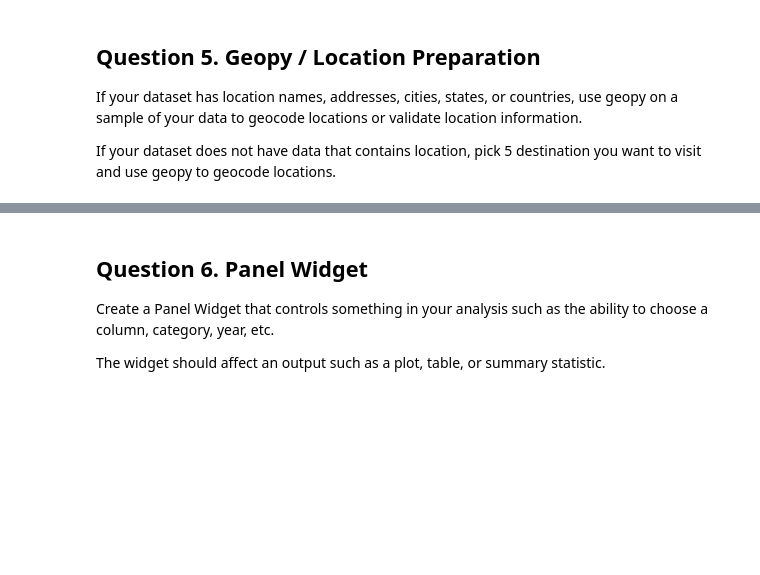
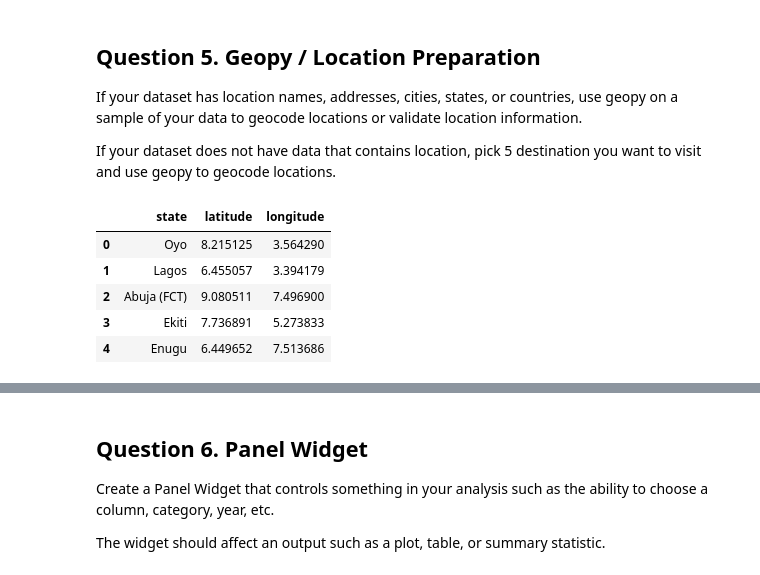
Before and after one commit to CS133-DataVisualization/term-project-dgim, a Jupyter notebook: P3_interactive.ipynb, the cells around one changed output, grey strips where cells are left out. Drawn from its saved outputs; the diff is of its cells as text; code cells hidden in the pictures; blank space fills up the shorter version.

```diff
--- a/P3_interactive.ipynb
+++ b/P3_interactive.ipynb
@@ -98,3 +215,50 @@ If your dataset has location names, addresses, cities, states, or countries, use
 If your dataset does not have data that contains location, pick 5 destination you want to visit and use geopy to geocode locations.
 # %%
 # Your code . . .
+
+from geopy.geocoders import Nominatim
+import time
+
+# Initialize geocoder
+geolocator = Nominatim(user_agent="bnpl_project")
+
+# Take a sample of unique states (keep it small so it runs fast)
+sample_states = df["customer_state"].dropna().unique()[:5]
+
+# Store results
+geo_results = []
+
+for state in sample_states:
+    try:
+        location = geolocator.geocode(f"{state}, Nigeria")
+        if location:
+            geo_results.append({
+                "state": state,
+                "latitude": location.latitude,
+                "longitude": location.longitude
+            })
+        else:
+            geo_results.append({
+                "state": state,
+                "latitude": None,
+                "longitude": None
+            })
+        time.sleep(1)  # avoid rate limiting
+    except Exception as e:
+        geo_results.append({
+            "state": state,
+            "latitude": None,
+            "longitude": None
+        })
+
+# Convert to DataFrame
+geo_df = pd.DataFrame(geo_results)
+
+geo_df
+# %% [output]
+|  | state | latitude | longitude |
+| 0 | Oyo | 8.215125 | 3.564290 |
+| 1 | Lagos | 6.455057 | 3.394179 |
+| 2 | Abuja (FCT) | 9.080511 | 7.496900 |
+| 3 | Ekiti | 7.736891 | 5.273833 |
+| 4 | Enugu | 6.449652 | 7.513686 |
```
Also changed, not shown: parts of 10 cells of this notebook.
